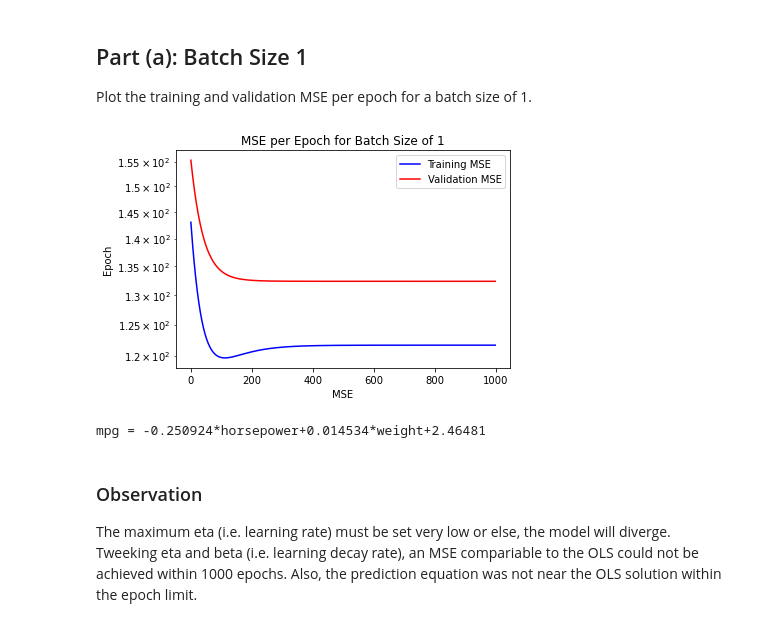
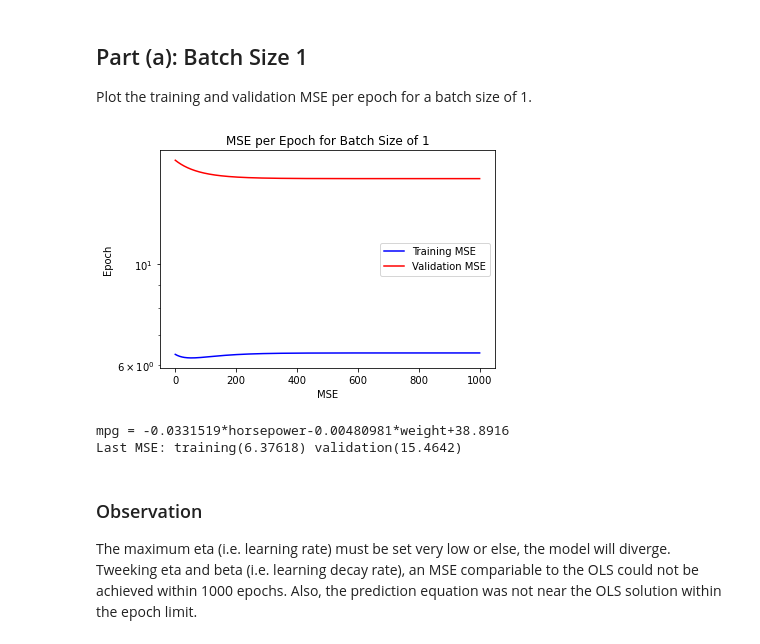
Before and after one commit to richardhemphill/ECE5268_MiniProject, a Jupyter notebook: MP1/src/Hemphill_MP1_P3.ipynb, the cells around one changed output. Cells and saved outputs as stored; diff of their text form; code cells hidden in the pictures.

Commit message:
works!  needed to center data

```diff
--- a/MP1/src/Hemphill_MP1_P3.ipynb
+++ b/MP1/src/Hemphill_MP1_P3.ipynb
@@ -26,9 +26,9 @@ import matplotlib.pyplot as plt     # surface plot
 # Create Design Matrix
 def DesignMatrix(dataSet, features):
     # Create the design matrix.
-    dm = dataSet[features[0]]
+    dm = dataSet[features[0]].astype(float)
     for feature in features[1:]:
-        dm = np.column_stack((dm,dataSet[feature]))
+        dm = np.column_stack((dm,dataSet[feature].astype(float)))
     return dm
 
 # Create Augmented Design Matrix
@@ -58,14 +58,15 @@ def StochasticGradientDecent(trainSet, valSet, outParam, inParam, epochs=1000,ba
     Ytrain = trainSet[outParam]
     Xtrain = DesignMatrix(dataSet=trainSet,features=inParam)
     XtrainA = AugmentedDesignMatrix(dataSet=trainSet,features=inParam)
+    Xmean = Xtrain.mean(axis=0)
 
     valMse = []
     Yval = valSet[outParam]
     XvalA = AugmentedDesignMatrix(dataSet=valSet,features=inParam)
+    Ymean = Ytrain.mean(axis=0)
 
     # Inialize the weight vector with zeros.
     Wa = np.zeros(len(inParam)+1)
-    Wlast = np.zeros(len(inParam))
     W = np.zeros(len(inParam))
     dW = np.zeros(len(inParam))
 
@@ -90,10 +91,12 @@ def StochasticGradientDecent(trainSet, valSet, outParam, inParam, epochs=1000,ba
                 batchSet = trainSet[t]
 
             # Segregate out the output parameter values.
-            Ybatch = batchSet[outParam]
+            Ybatch = batchSet[outParam].astype(float)
+            Ybatch -= Ymean
 
             # Segregate out the values for the input parameters and augment it with ones for bias.
             Xbatch = DesignMatrix(dataSet=batchSet,features=inParam)
+            Xbatch -= Xmean
 
             # Update the learning rate.
             eta = etaMax / (1 + (beta * t))
@@ -119,11 +122,12 @@ def StochasticGradientDecent(trainSet, valSet, outParam, inParam, epochs=1000,ba
                 if e<1:
                     if t<itters:
                         print('= e({}) t({}) ='.format(e,t))
-                        print('\teta={}'.format(eta))
                         print('\tg={}'.format(g))
                         print('\tdW={}'.format(dW))
-                        print('\tWlast={}'.format(Wlast))
                         print('\tW={}'.format(W))
+                        if batchSize == 1:
+                            print('\tX={}'.format(Xbatch))
+                            print('\tYpred={}'.format(Xbatch.dot(W)))
                         print('===============')
 
         Wa[:-1] = W
@@ -159,12 +163,14 @@ testData = dataSet[NUMBER_FOR_TRAINING+NUMBER_FOR_VALIDATION+1:]
 Plot the training and validation MSE per epoch for a batch size of 1.
 # %%
 PART_A_BATCH_SIZE = 1
-Wa, trainMse, valMse = StochasticGradientDecent(trainSet=trainData, valSet=valData, outParam=OUTPUT_FEATURE, inParam=INPUT_FEATURES, epochs=EPOCHS,batchSize=PART_A_BATCH_SIZE,etaMax=3.0E-7, beta=0.5, m=0.1,debug=False)
+Wa, trainMse, valMse = StochasticGradientDecent(trainSet=trainData, valSet=valData, outParam=OUTPUT_FEATURE, inParam=INPUT_FEATURES, epochs=EPOCHS,batchSize=PART_A_BATCH_SIZE,etaMax=1.0E-6, beta=0.5, m=0.1,debug=False)
 SgdPlot(trainMse=trainMse,valMse=valMse,batchSize=PART_A_BATCH_SIZE)
 print(PredictionEquation(y=OUTPUT_FEATURE, xs=INPUT_FEATURES, w=Wa))
+print('Last MSE: training({:0.6}) validation({:0.6})'.format(trainMse[-1],valMse[-1]))
 # %% [output]
-[figure, old version]
+[figure, new version]
-mpg = -0.250924*horsepower+0.014534*weight+2.46481
+mpg = -0.0331519*horsepower-0.00480981*weight+38.8916
+Last MSE: training(6.37618) validation(15.4642)
 # %% [markdown]
 ### Observation
 The maximum eta (i.e. learning rate) must be set very low or else, the model will diverge.  Tweeking eta and beta (i.e. learning decay rate), an MSE compariable to the OLS could not be achieved within 1000 epochs.  Also, the prediction equation was not near the OLS solution within the epoch limit.
```
Also changed, not shown: parts of 1 cell of this notebook.
